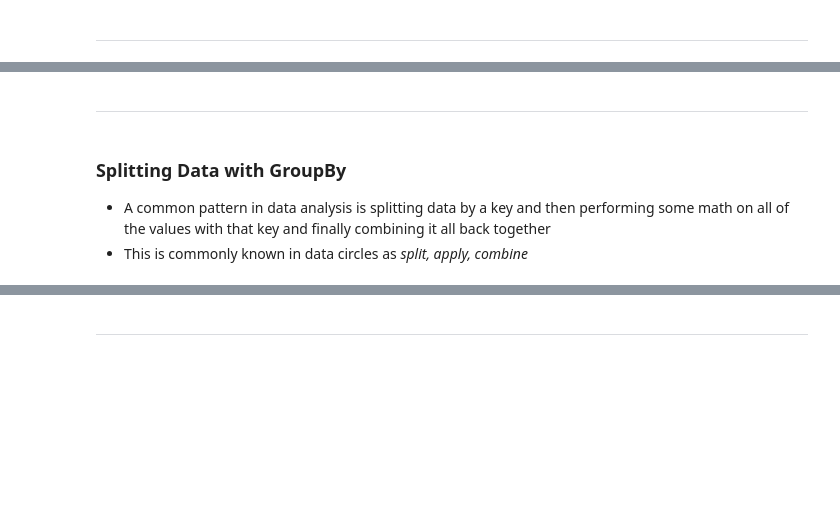
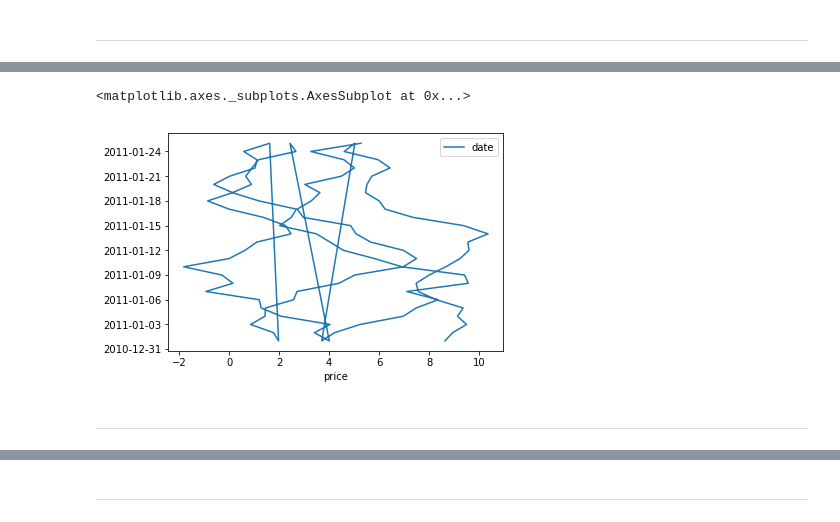
Before and after one commit to RCEatPitt/data-basics-summer-2018, a Jupyter notebook: day-two-pandas/introduction-to-pandas.ipynb, the cells around one changed output, grey strips where cells are left out. Drawn from its saved outputs; the diff is of its cells as text; code cells hidden in the pictures; blank space fills up the shorter version.

```diff
--- a/day-two-pandas/introduction-to-pandas.ipynb
+++ b/day-two-pandas/introduction-to-pandas.ipynb
@@ -802,0 +1054,10 @@ TODO: insert Connor's exercise here
+# %%
+#Here we've created fake stock market data
+import numpy as np
+%matplotlib inline
+
+stocks = pd.DataFrame({
+    'ticker':np.repeat( ['aapl','goog','yhoo','msft'], 25 ),
+    'date':np.tile( pd.date_range('1/1/2011', periods=25, freq='D'), 4 ),
+    'price':(np.random.randn(100).cumsum() + 10) })
+stocks.sample(10)
@@ -803,12 +1076,11 @@ TODO: insert Connor's exercise here
+# %%
+stocks.plot(x="price", y='date')
+# %% [output]
+<matplotlib.axes._subplots.AxesSubplot at 0x...>
+[figure, added]
 # %% [markdown]
 ---
 # %%
 ## Slicing and Dicing Data
 
 *
-# %% [markdown]
-### Splitting Data with GroupBy
-
-
-* A common pattern in data analysis is splitting data by a key and then performing some math on all of the values with that key and finally combining it all back together
-* This is commonly known in data circles as *split, apply, combine*
```
Also changed, not shown: parts of 87 cells of this notebook, 4 other files.
